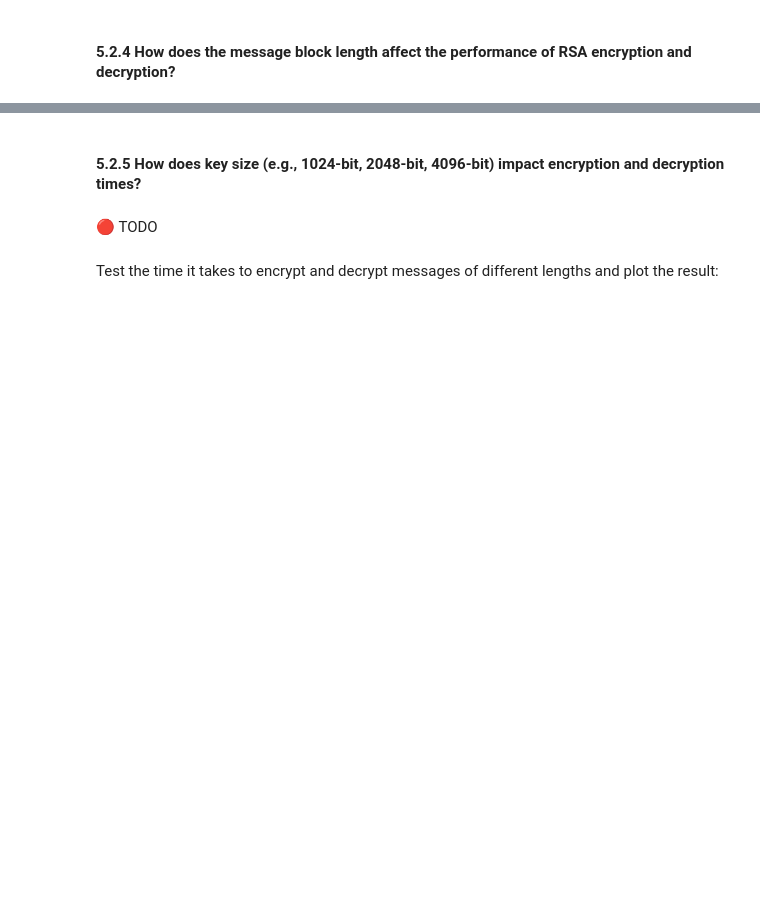
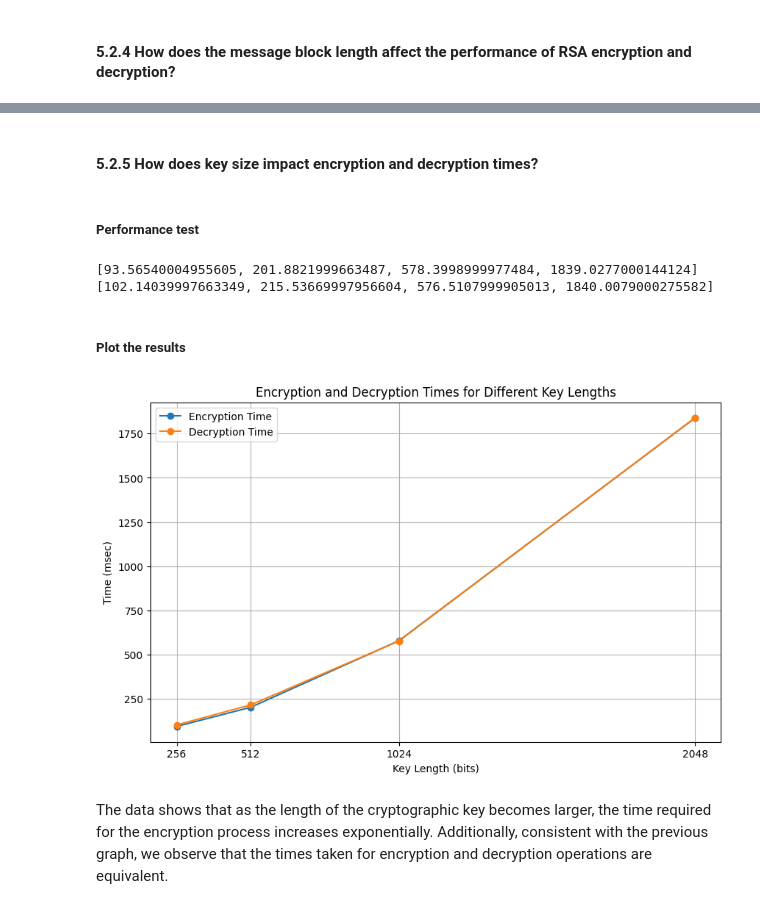
Before and after one commit to MirkaIvanova/softuni, a Jupyter notebook: 01.math/RSA-Final-Project/RSA Implementation.ipynb, the cells around one changed output, grey strips where cells are left out. Cells and saved outputs as stored; diff of their text form; code cells hidden in the pictures; blank space fills up the shorter version.

```diff
--- a/01.math/RSA-Final-Project/RSA Implementation.ipynb
+++ b/01.math/RSA-Final-Project/RSA Implementation.ipynb
@@ -425,0 +495,13 @@ plt.show()
+# %%
+# this cell runs for ~1min
+long_text = Path("test_data/a_tale_of_two_cities_760000_chars.txt").read_text()
+e, d, n = generate_keys(prime_length_bits = 1024)
+message_lengths = [1000, 2000, 3000, 5000, 10000, 20000]
+input_messages = [long_text[:n] for n in message_lengths]
+encrypted_messages = [message_to_encrypted_blocks(message, e, n) for message in input_messages]
+
+times_to_encrypt = [mean_time_msec(3)(message_to_encrypted_blocks)(message, e, n) for message in input_messages]
+times_to_decrypt = [mean_time_msec(3)(encrypted_blocks_to_message)(encrypted_message, d, n) for encrypted_message in encrypted_messages]
+
+print(times_to_encrypt)
+print(times_to_decrypt)
@@ -426,6 +529,2 @@ plt.show()
 # %% [markdown]
-#### 5.2.5 How does key size (e.g., 1024-bit, 2048-bit, 4096-bit) impact encryption and decryption times?
+#### 5.2.5 How does key size impact encryption and decryption times?
-# %% [markdown]
-🔴 TODO
-# %% [markdown]
-Test the time it takes to encrypt and decrypt messages of different lengths and plot the result:
@@ -471,0 +531,34 @@ plt.show()
+# %% [markdown]
+##### Performance test
+# %%
+message = long_text[:10000]
+key_lengths = [256, 512, 1024, 2048]
+
+# list of tuples (e, d, n)
+rsa_params = [generate_keys(prime_length_bits = key_length // 2) for key_length in key_lengths]
+
+encrypted_messages = [message_to_encrypted_blocks(message, e, n) for (e, d, n) in rsa_params]
+times_to_encrypt = [mean_time_msec(1)(message_to_encrypted_blocks)(message, e, n) for (e, d, n) in rsa_params]
+times_to_decrypt = [mean_time_msec(1)(encrypted_blocks_to_message)(encrypted_message, d, n) for encrypted_message, (e, d, n) in zip(encrypted_messages, rsa_params)]
+print(times_to_encrypt)
+print(times_to_decrypt)
+# %% [output]
+[93.56540004955605, 201.8821999663487, 578.3998999977484, 1839.0277000144124]
+[102.14039997663349, 215.53669997956604, 576.5107999905013, 1840.0079000275582]
+# %% [markdown]
+##### Plot the results
+# %%
+plt.figure(figsize=(10, 6))
+plt.plot(key_lengths, times_to_encrypt, marker='o', label='Encryption Time')
+plt.plot(key_lengths, times_to_decrypt, marker='o', label='Decryption Time')
+plt.xlabel("Key Length (bits)")
+plt.ylabel("Time (msec)")
+plt.title("Encryption and Decryption Times for Different Key Lengths")
+plt.xticks(key_lengths)
+plt.legend()
+plt.grid(True)
+plt.show()
+# %% [output]
+[figure, added]
+# %% [markdown]
+The data shows that as the length of the cryptographic key becomes larger, the time required for the encryption process increases exponentially. Additionally, consistent with the previous graph, we observe that the times taken for encryption and decryption operations are equivalent.
```
Also changed, not shown: parts of 21 cells of this notebook, 1 other file.
